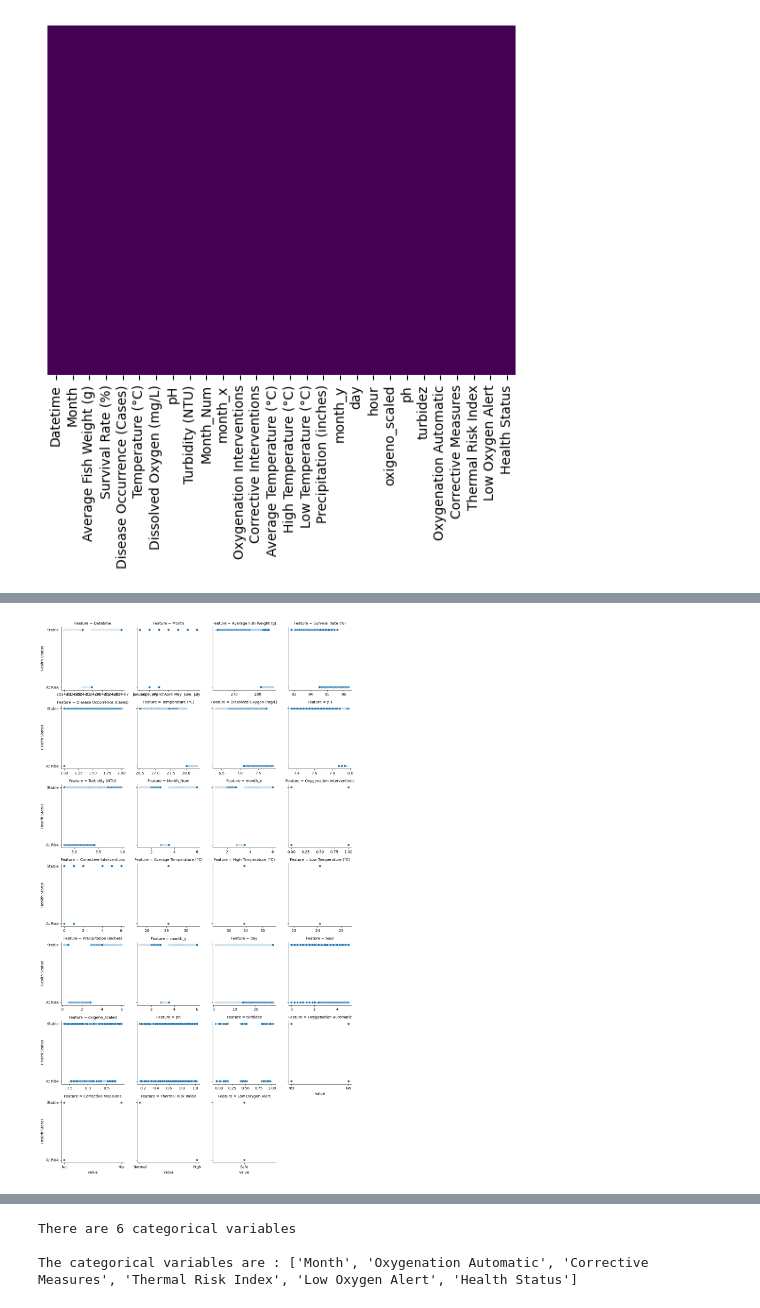
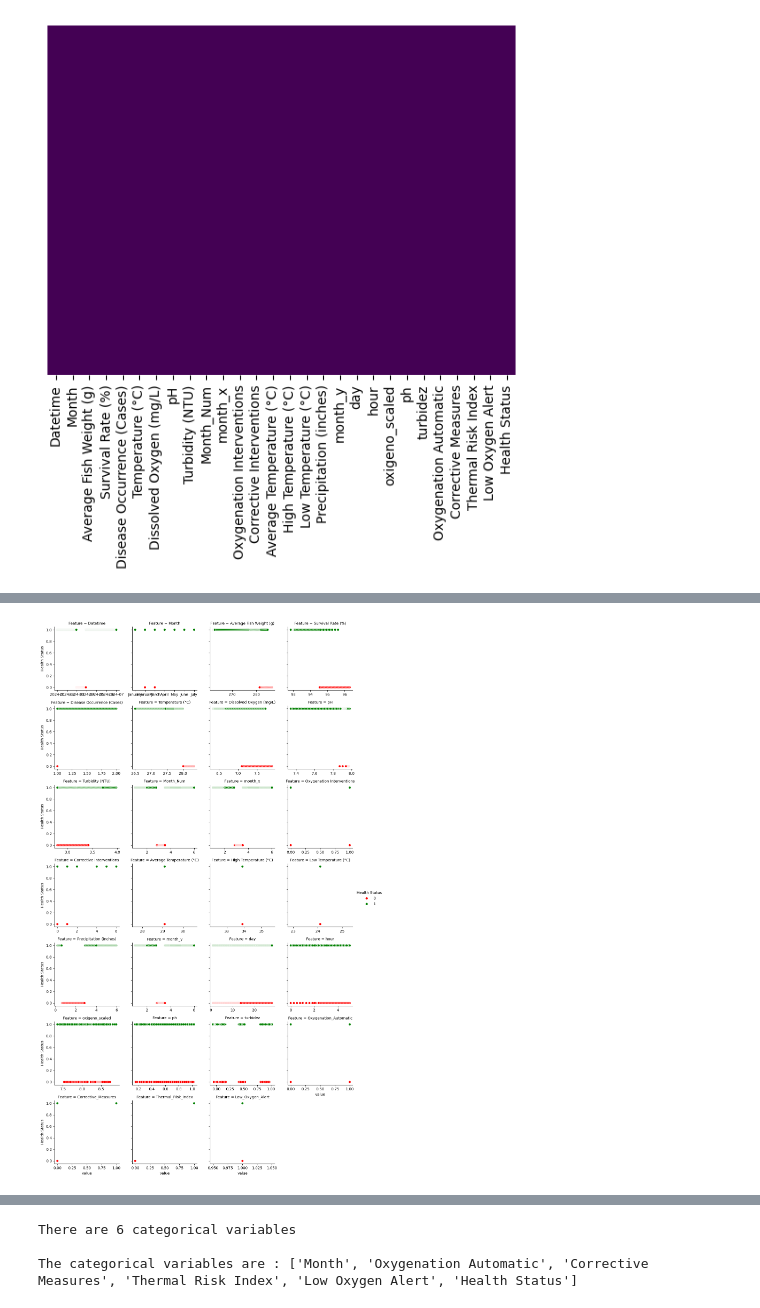
Before and after one commit to aaminah-arif/IoT-Monitoring-of-Water-Quality-and-Tilapia, a Jupyter notebook: Logistic Regression Project.ipynb, the cells around one changed output, grey strips where cells are left out. Drawn from its saved outputs; the diff is of its cells as text; code cells hidden in the pictures.

```diff
--- a/Logistic Regression Project.ipynb
+++ b/Logistic Regression Project.ipynb
@@ -78,10 +145,16 @@ memory usage: 958.9+ KB
 # %%
-import seaborn as sns
+# plot the correlation between the features and the target variable
+# Select feature columns (excluding 'Health Status')
+feature_columns = [col for col in quality_df.columns if col != 'Health Status']
 
-dfm = quality_df.melt(id_vars='Health Status', value_vars=quality_df.columns[:-1], var_name='Feature')
+dfm = quality_df.melt(id_vars='Health Status', value_vars=feature_columns, var_name='Feature')
 
-p = sns.relplot(kind='scatter', data=dfm, x='value', y='Health Status', height=3,
+# Create a scatter plot with color based on 'Health Status'
+# Define the color palette for numeric values (0 = At Risk, 1 = Stable)
+palette = {0: 'red', 1: 'green'}
+p = sns.relplot(kind='scatter', data=dfm, x='value', y='Health Status', hue='Health Status',
+                palette=palette, height=3,
                 col='Feature', col_wrap=4, facet_kws={'sharex': False})
 # %% [output]
-[figure, old version]
+[figure, new version]
 # %% [markdown]
```
Also changed, not shown: parts of 25 cells of this notebook.
